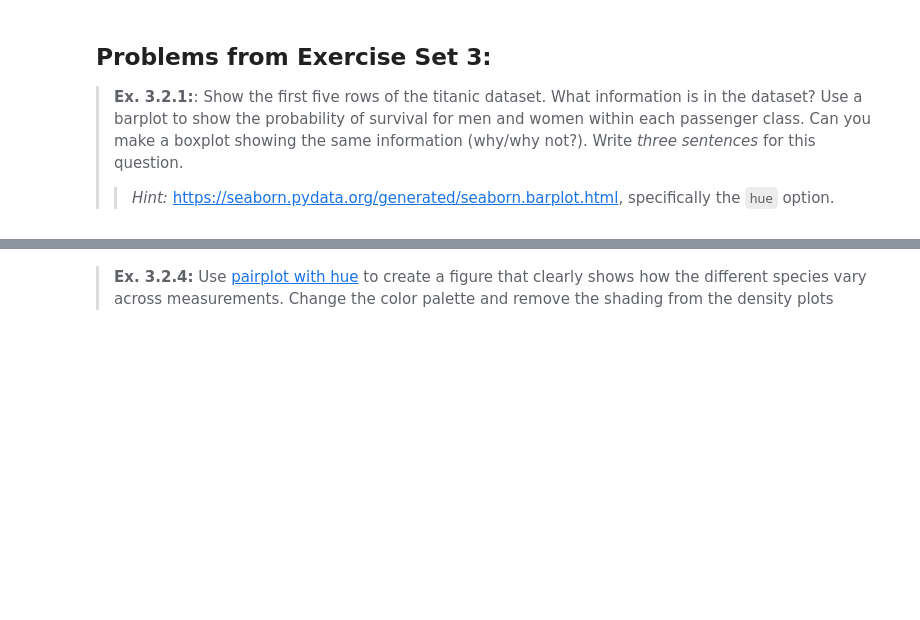
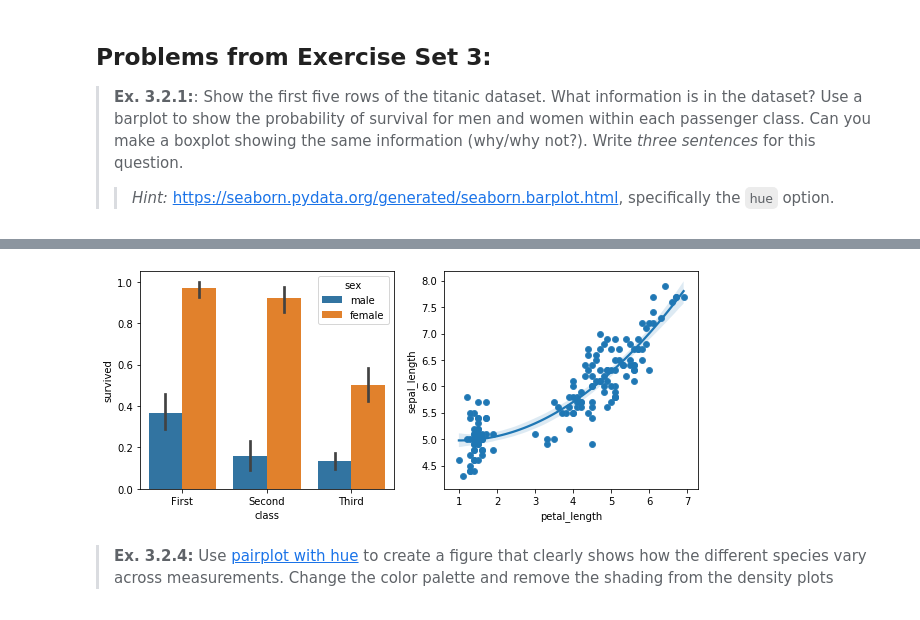
Before and after one commit to isds47/Isds47, a Jupyter notebook: assignment1/assignment_1.ipynb, the cells around one changed output, grey strips where cells are left out. Drawn from its saved outputs; the diff is of its cells as text; code cells hidden in the pictures; blank space fills up the shorter version.

```diff
--- a/assignment1/assignment_1.ipynb
+++ b/assignment1/assignment_1.ipynb
@@ -44,2 +81,14 @@ raise NotImplementedError()
+# %%
+# YOUR CODE HERE
+# create fig and ax with 2 subplots
+fig, ax = plt.subplots(1,2, figsize = (10, 4))
+#ax.set_xlim([0, 100]), ax.set_ylim([0,.04]) # add axes cutoffs
+sns.barplot(x='class', y='survived', data=titanic, ax=ax[0], hue="sex") # left barplot
+sns.scatterplot('petal_length', 'sepal_length', data=iris, ax=ax[1]) # right scatterplot
+sns.regplot(x="petal_length", y="sepal_length", data=iris, order=2, ax=ax[1]) # reg on right plot
+
+plt.savefig('two_plots.pdf') # save the fig
+# %% [output]
+[figure, added]
 # %% [markdown]
 > **Ex. 3.2.4:** Use [pairplot with hue](https://seaborn.pydata.org/generated/seaborn.pairplot.html) to create a figure that clearly shows how the different species vary across measurements. Change the color palette and remove the shading from the density plots
```
Also changed, not shown: parts of 8 cells of this notebook, 1 other file.
